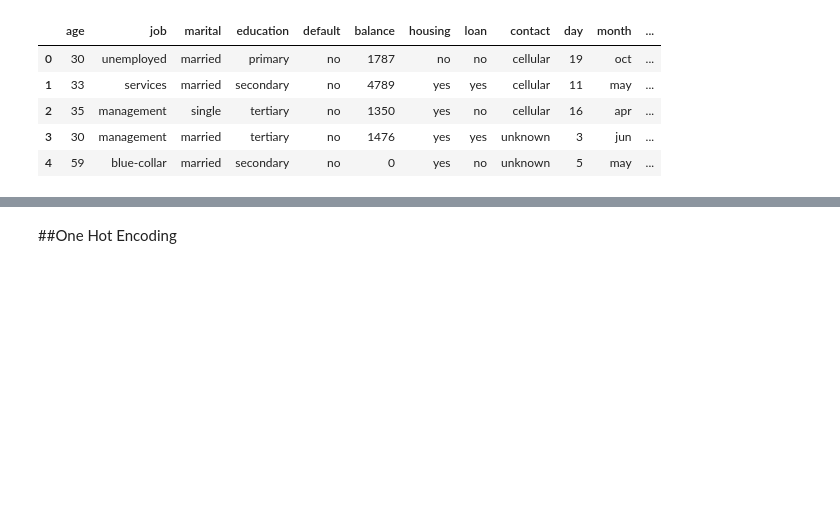
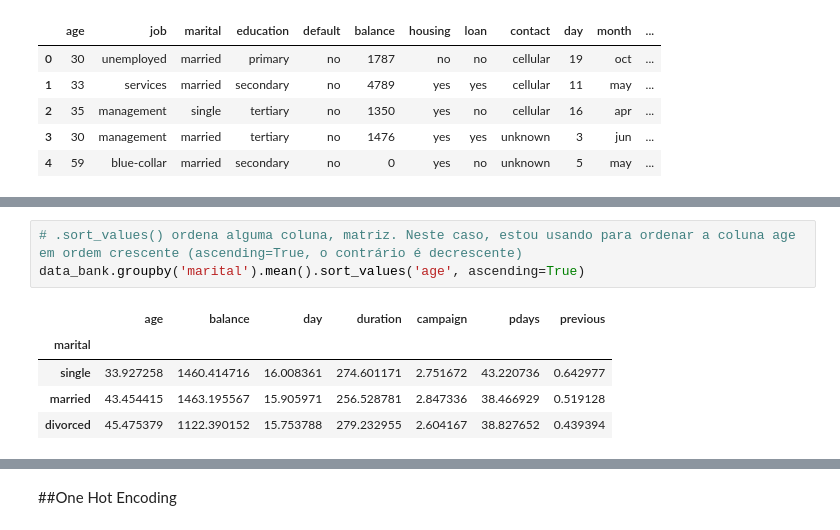
Before and after one commit to VivianeSouza923/HCIA_AI_HUAWEI_STUDY_if, a Jupyter notebook: Pandas00.ipynb, the cells around one changed output, grey strips where cells are left out. Cells and saved outputs as stored; diff of their text form; blank space fills up the shorter version.

```diff
--- a/Pandas00.ipynb
+++ b/Pandas00.ipynb
@@ -517,0 +548,9 @@ data_bank.groupby(['marital', 'education']).mean()
+# %%
+# .sort_values() ordena alguma coluna, matriz. Neste caso, estou usando para ordenar a coluna age em ordem crescente (ascending=True, o contrário é decrescente)
+data_bank.groupby('marital').mean().sort_values('age', ascending=True)
+# %% [output]
+|  | age | balance | day | duration | campaign | pdays | previous |
+| marital |  |  |  |  |  |  |  |
+| single | 33.927258 | 1460.414716 | 16.008361 | 274.601171 | 2.751672 | 43.220736 | 0.642977 |
+| married | 43.454415 | 1463.195567 | 15.905971 | 256.528781 | 2.847336 | 38.466929 | 0.519128 |
+| divorced | 45.475379 | 1122.390152 | 15.753788 | 279.232955 | 2.604167 | 38.827652 | 0.439394 |
```
Also changed, not shown: parts of 89 cells of this notebook.
